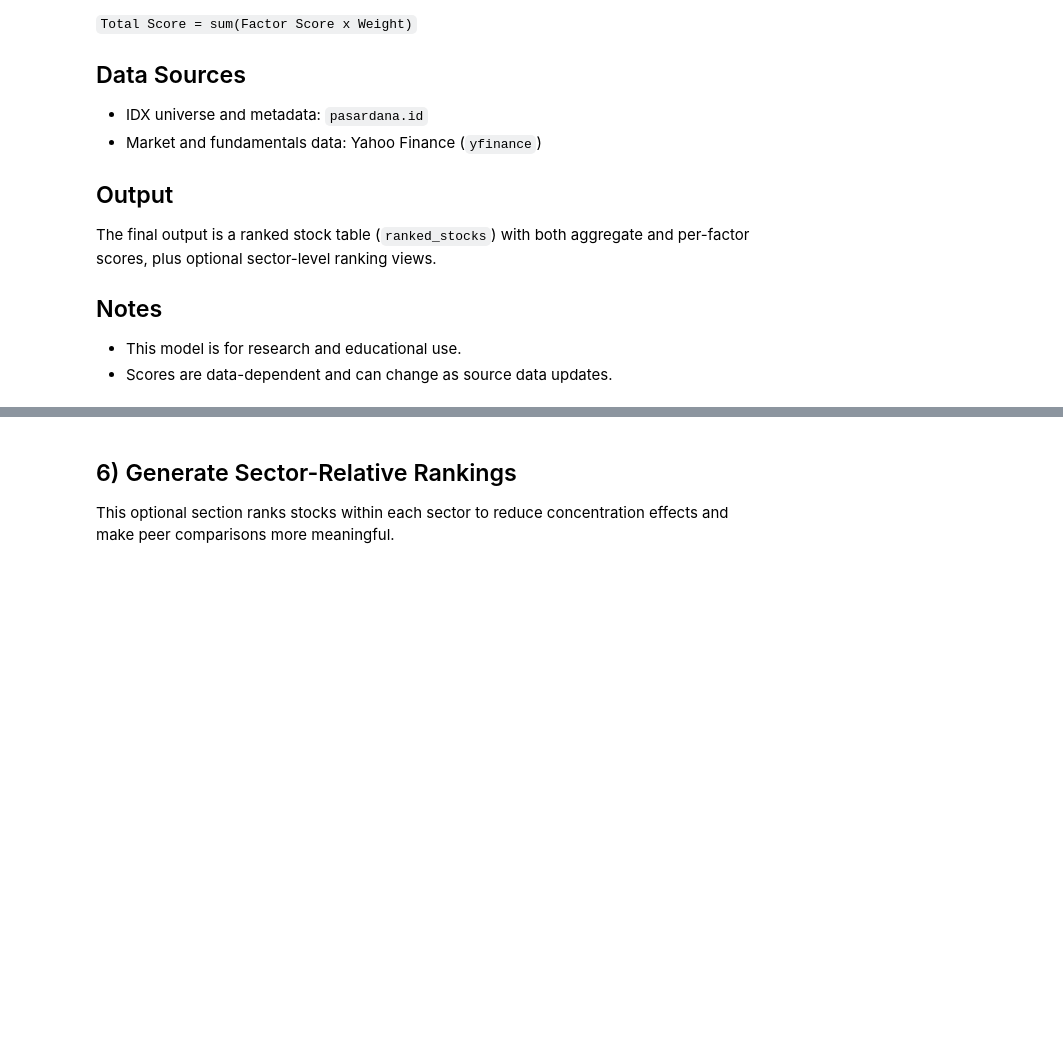
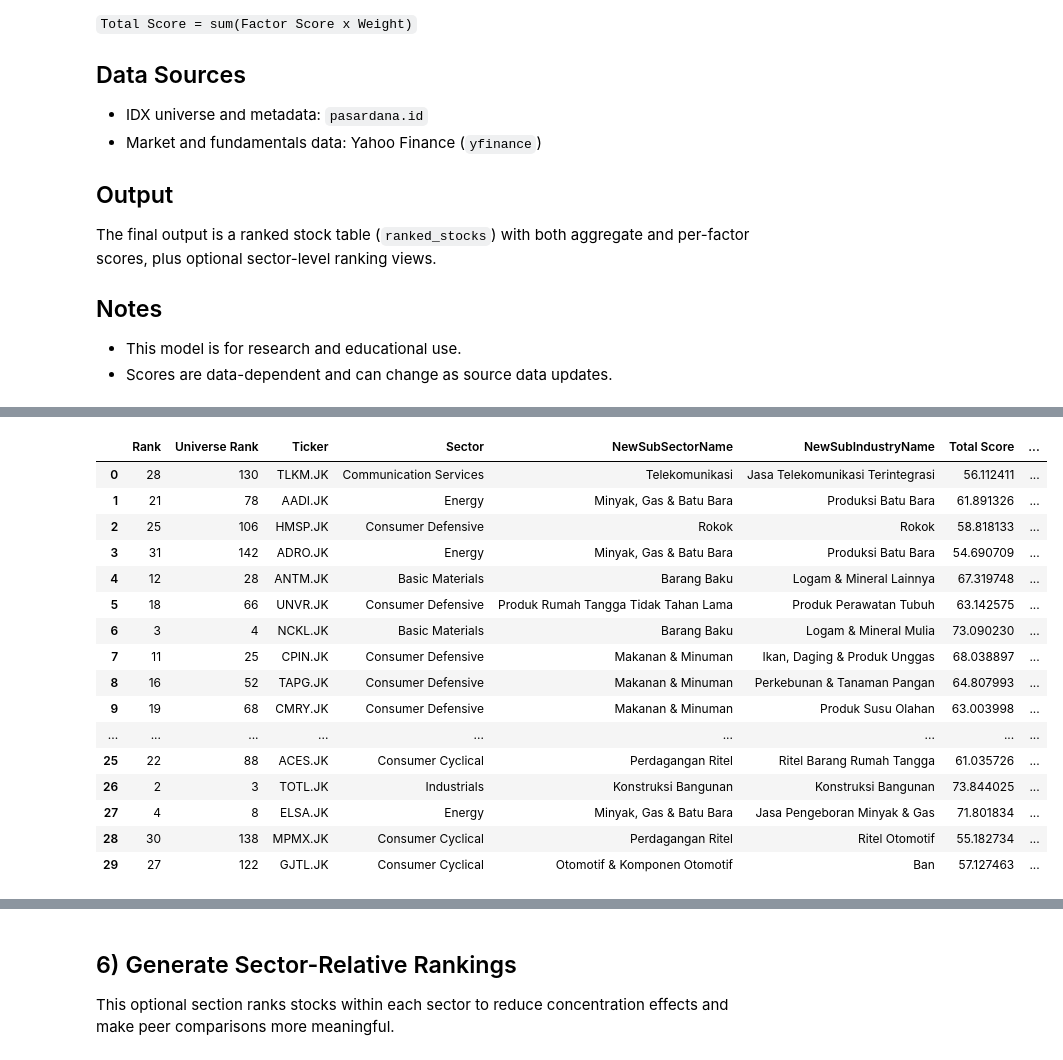
Before and after one commit to adarwawan/idx-stock-scoring, a Jupyter notebook: idx_stock_scoring.ipynb, the cells around one changed output, grey strips where cells are left out. Saved outputs shown, nothing was run; the diff lists cells and outputs as text; code cells hidden in the pictures; blank space fills up the shorter version.

```diff
--- a/idx_stock_scoring.ipynb
+++ b/idx_stock_scoring.ipynb
@@ -284,0 +148,22 @@ ranked_stocks.head(30)
+# %%
+ranked_market_cap = ranked_stocks[ranked_stocks['Market Cap'].notna()].copy()
+ranked_market_cap = ranked_market_cap.sort_values(['Market Cap', 'Total Score'], ascending=[False, False]).reset_index(drop=True)
+ranked_market_cap.head(30)
+# %% [output]
+|  | Rank | Universe Rank | Ticker | Sector | NewSubSectorName | NewSubIndustryName | Total Score | ... |
+| 0 | 28 | 130 | TLKM.JK | Communication Services | Telekomunikasi | Jasa Telekomunikasi Terintegrasi | 56.112411 | ... |
+| 1 | 21 | 78 | AADI.JK | Energy | Minyak, Gas & Batu Bara | Produksi Batu Bara | 61.891326 | ... |
+| 2 | 25 | 106 | HMSP.JK | Consumer Defensive | Rokok | Rokok | 58.818133 | ... |
+| 3 | 31 | 142 | ADRO.JK | Energy | Minyak, Gas & Batu Bara | Produksi Batu Bara | 54.690709 | ... |
+| 4 | 12 | 28 | ANTM.JK | Basic Materials | Barang Baku | Logam & Mineral Lainnya | 67.319748 | ... |
+| 5 | 18 | 66 | UNVR.JK | Consumer Defensive | Produk Rumah Tangga Tidak Tahan Lama | Produk Perawatan Tubuh | 63.142575 | ... |
+| 6 | 3 | 4 | NCKL.JK | Basic Materials | Barang Baku | Logam & Mineral Mulia | 73.090230 | ... |
+| 7 | 11 | 25 | CPIN.JK | Consumer Defensive | Makanan & Minuman | Ikan, Daging & Produk Unggas | 68.038897 | ... |
+| 8 | 16 | 52 | TAPG.JK | Consumer Defensive | Makanan & Minuman | Perkebunan & Tanaman Pangan | 64.807993 | ... |
+| 9 | 19 | 68 | CMRY.JK | Consumer Defensive | Makanan & Minuman | Produk Susu Olahan | 63.003998 | ... |
+| ... | ... | ... | ... | ... | ... | ... | ... | ... |
+| 25 | 22 | 88 | ACES.JK | Consumer Cyclical | Perdagangan Ritel | Ritel Barang Rumah Tangga | 61.035726 | ... |
+| 26 | 2 | 3 | TOTL.JK | Industrials | Konstruksi Bangunan | Konstruksi Bangunan | 73.844025 | ... |
+| 27 | 4 | 8 | ELSA.JK | Energy | Minyak, Gas & Batu Bara | Jasa Pengeboran Minyak & Gas | 71.801834 | ... |
+| 28 | 30 | 138 | MPMX.JK | Consumer Cyclical | Perdagangan Ritel | Ritel Otomotif | 55.182734 | ... |
+| 29 | 27 | 122 | GJTL.JK | Consumer Cyclical | Otomotif & Komponen Otomotif | Ban | 57.127463 | ... |
```
Also changed, not shown: parts of 38 cells of this notebook, 11 other files.
